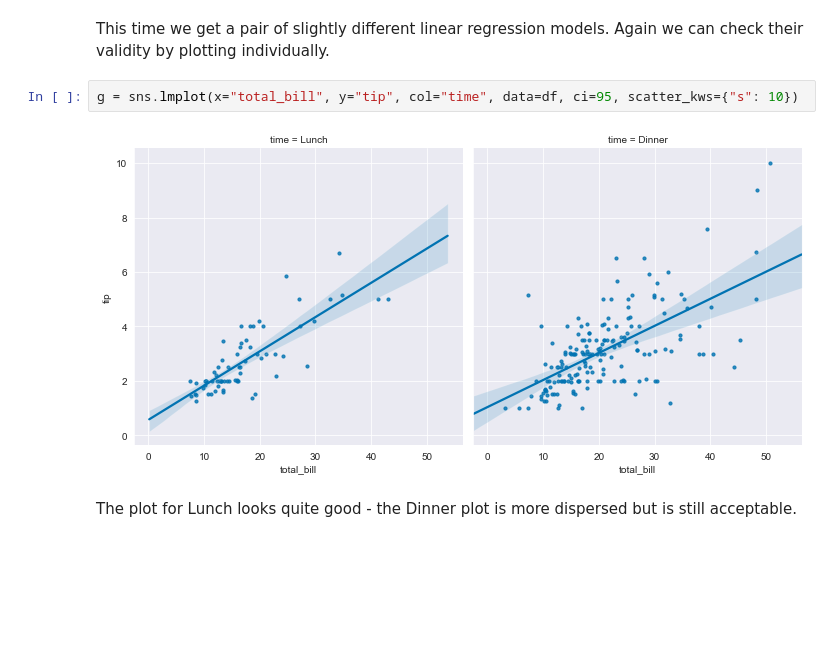
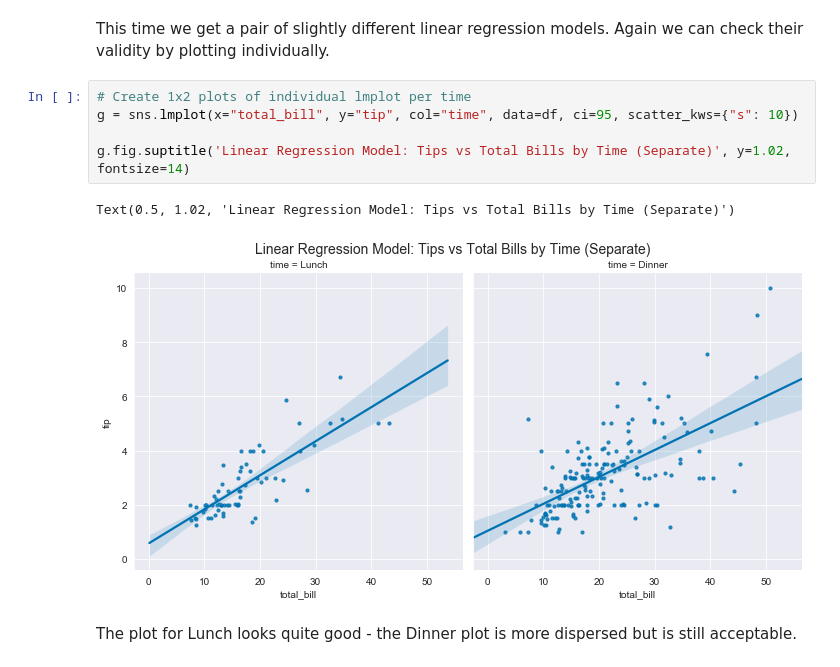
Before and after one commit to Pmcg1/FoDA_Project_2019, a Jupyter notebook: FoDA_Assessment_2019.ipynb, the cells around one changed output. Cells and saved outputs as stored; diff of their text form; blank space fills up the shorter version.

```diff
--- a/FoDA_Assessment_2019.ipynb
+++ b/FoDA_Assessment_2019.ipynb
@@ -604,9 +613,13 @@ Text(0.5, 1, 'Linear Regression Model: Tips vs Total Bills by Time')
 # %% [markdown]
 This time we get a pair of slightly different linear regression models. Again we can check their validity by plotting individually.
 # %%
+# Create 1x2 plots of individual lmplot per time
 g = sns.lmplot(x="total_bill", y="tip", col="time", data=df, ci=95, scatter_kws={"s": 10})
+
+g.fig.suptitle('Linear Regression Model: Tips vs Total Bills by Time (Separate)', y=1.02, fontsize=14)
 # %% [output]
+Text(0.5, 1.02, 'Linear Regression Model: Tips vs Total Bills by Time (Separate)')
-[figure, old version]
+[figure, new version]
 # %% [markdown]
 The plot for Lunch looks quite good - the Dinner plot is more dispersed but is still acceptable.
 # %% [markdown]
```
Also changed, not shown: parts of 30 cells of this notebook.
